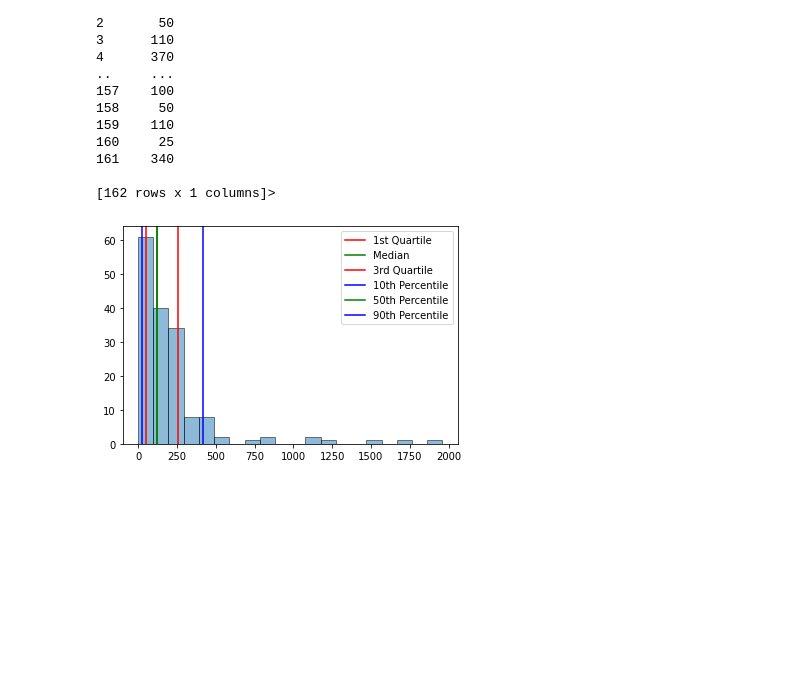
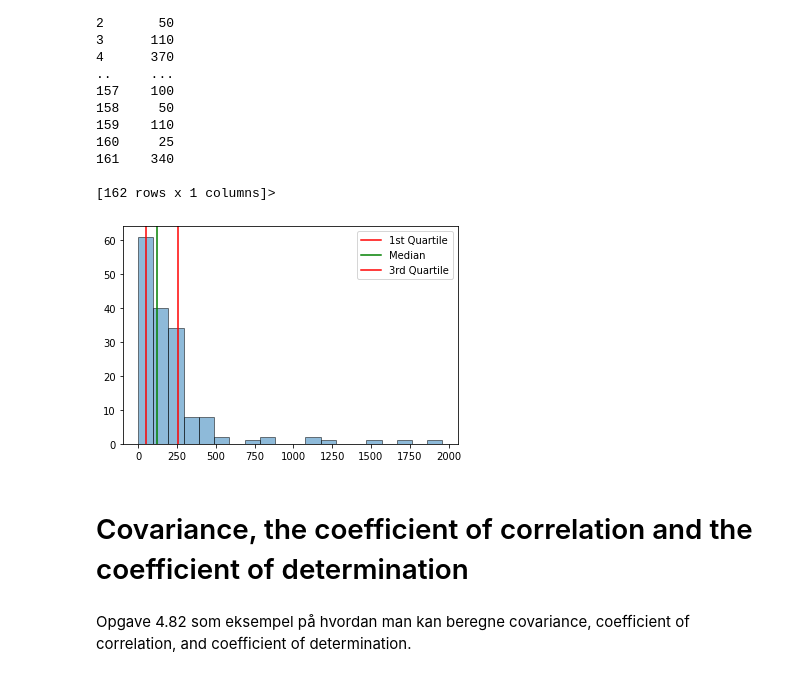
Before and after one commit to louisehviid/KM2023, a Jupyter notebook: Workshop3_descriptive_stats.ipynb, the cells around one changed output. Drawn from its saved outputs; the diff is of its cells as text; code cells hidden in the pictures; blank space fills up the shorter version.

```diff
--- a/Workshop3_descriptive_stats.ipynb
+++ b/Workshop3_descriptive_stats.ipynb
@@ -243,17 +235,14 @@ p9 = data['Spend'].quantile(0.9)
 # %%
 # Step 4
 #Visualizing these
 
 # plot the data and measures on a histogram
 plt.hist(data['Spend'], bins=20, edgecolor='black', alpha=0.5)
 
 plt.axvline(first_quartile, color='red', label='1st Quartile')
 plt.axvline(median, color='green', label='Median')
 plt.axvline(third_quartile, color='red', label='3rd Quartile')
-plt.axvline(p1, color='blue', label='10th Percentile')
-plt.axvline(p5, color='green', label='50th Percentile')
-plt.axvline(p9, color='blue', label='90th Percentile')
 plt.legend()
 plt.show()
 # %% [output]
-[figure, old version]
+[figure, new version]
@@ -259,0 +253,4 @@ plt.show()
+# %% [markdown]
+# Covariance, the coefficient of correlation and the coefficient of determination
+# %% [markdown]
+Opgave 4.82 som eksempel på hvordan man kan beregne covariance, coefficient of correlation, and coefficient of determination.
```
Also changed, not shown: parts of 22 cells of this notebook.
